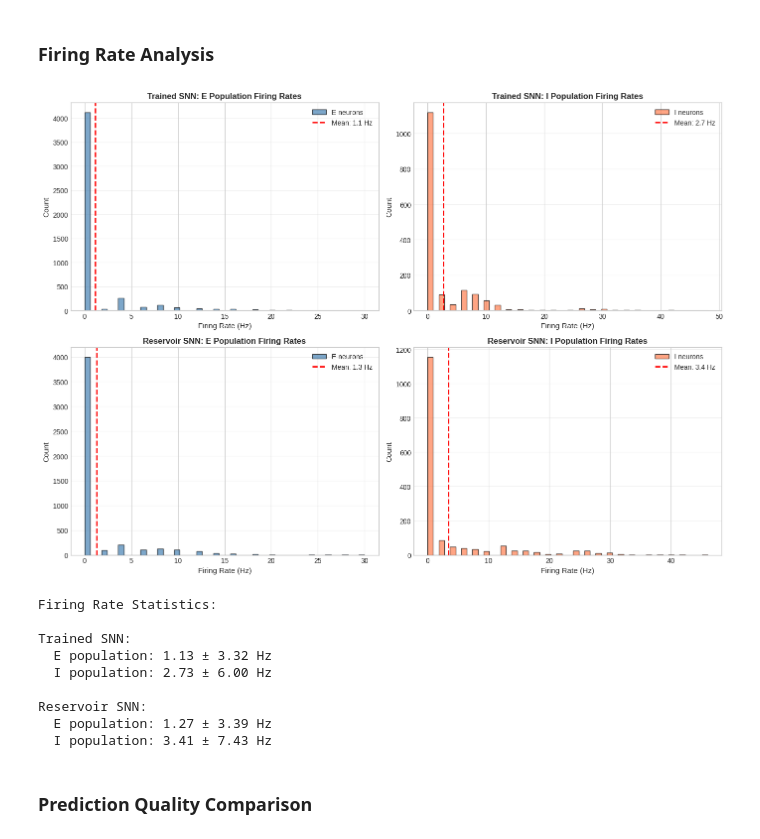
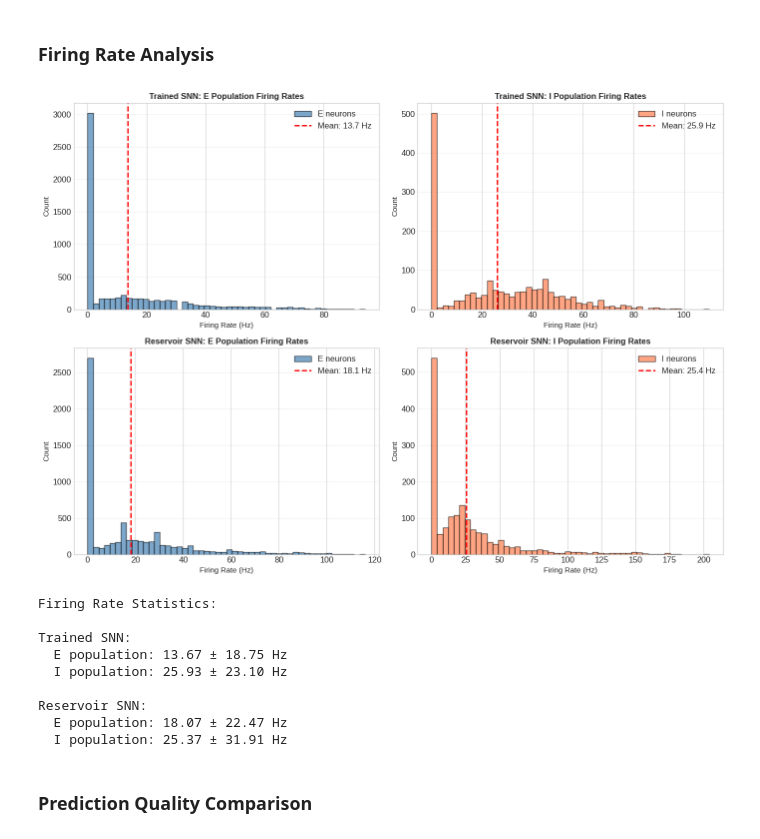
Before and after one commit to CNNC-Lab/RNNs-tutorial, a Jupyter notebook: notebooks/03_balanced_spiking_network.ipynb, the cells around one changed output. Saved outputs shown, nothing was run; the diff lists cells and outputs as text; code cells hidden in the pictures.

```diff
--- a/notebooks/03_balanced_spiking_network.ipynb
+++ b/notebooks/03_balanced_spiking_network.ipynb
@@ -450,16 +559,15 @@ print("  Same fast neurons and architecture as trained model")
 print("  Only recurrent weights are fixed (random)")
 print()
 
-model_reservoir = BalancedSpikingRNN(
+model_reservoir = BalancedSpikingNetwork(
     input_size=3,
-    n_excitatory=128,  # Same as trained
-    n_inhibitory=32,
+    n_excitatory=128,  # Same as trained (reduced for speed)
+    n_inhibitory=32,   # Same as trained
     output_size=3,
-    tau_e=2.0,        # Fast neurons
-    tau_i=1.0,
-    v_thresh=0.5,     # Low threshold
-    dt=1.0,
-    trainable_weights=False  # Fix recurrent weights!
+    tau_mem_e=2.0,        # Fast neurons
+    tau_mem_i=1.0,
+    fixed_weights=True,  # Fix recurrent weights!
+    readout_mode='rate'
 ).to(device)
 
 n_params_reservoir = sum(p.numel() for p in model_reservoir.parameters() if p.requires_grad)
@@ -705,6 +821,7 @@ Each dot represents a spike from a specific neuron at a specific time.
 # %%
 # Compute firing rates (spikes per time step)
 n_samples = 500
+dt_snn = 1.0  # Time step in ms (from model initialization)
 
 # Mean firing rates over time for each neuron
 fr_e_trained = spikes_e_trained[:n_samples].mean(axis=0)  # (seq_len, n_e)
@@ -717,71 +834,71 @@ fig, axes = plt.subplots(2, 2, figsize=(14, 10))
 
 # Trained model firing rates
 ax = axes[0, 0]
-ax.hist(fr_e_trained.flatten() * 1000 / model_trained.dt, bins=50,
+ax.hist(fr_e_trained.flatten() * 1000 / dt_snn, bins=50,
         alpha=0.7, color='steelblue', edgecolor='black', label='E neurons')
 ax.set_xlabel('Firing Rate (Hz)', fontsize=11)
 ax.set_ylabel('Count', fontsize=11)
 ax.set_title('Trained SNN: E Population Firing Rates', fontsize=12, fontweight='bold')
 ax.grid(True, alpha=0.3, axis='y')
-ax.axvline(fr_e_trained.mean() * 1000 / model_trained.dt, color='r',
-           linestyle='--', linewidth=2, label=f'Mean: {fr_e_trained.mean()*1000/model_trained.dt:.1f} Hz')
+ax.axvline(fr_e_trained.mean() * 1000 / dt_snn, color='r',
+           linestyle='--', linewidth=2, label=f'Mean: {fr_e_trained.mean()*1000/dt_snn:.1f} Hz')
 ax.legend()
 
 ax = axes[0, 1]
-ax.hist(fr_i_trained.flatten() * 1000 / model_trained.dt, bins=50,
+ax.hist(fr_i_trained.flatten() * 1000 / dt_snn, bins=50,
         alpha=0.7, color='coral', edgecolor='black', label='I neurons')
 ax.set_xlabel('Firing Rate (Hz)', fontsize=11)
 ax.set_ylabel('Count', fontsize=11)
 ax.set_title('Trained SNN: I Population Firing Rates', fontsize=12, fontweight='bold')
 ax.grid(True, alpha=0.3, axis='y')
-ax.axvline(fr_i_trained.mean() * 1000 / model_trained.dt, color='r',
-           linestyle='--', linewidth=2, label=f'Mean: {fr_i_trained.mean()*1000/model_trained.dt:.1f} Hz')
+ax.axvline(fr_i_trained.mean() * 1000 / dt_snn, color='r',
+           linestyle='--', linewidth=2, label=f'Mean: {fr_i_trained.mean()*1000/dt_snn:.1f} Hz')
 ax.legend()
 
 # Reservoir model firing rates
 ax = axes[1, 0]
-ax.hist(fr_e_reservoir.flatten() * 1000 / model_reservoir.dt, bins=50,
+ax.hist(fr_e_reservoir.flatten() * 1000 / dt_snn, bins=50,
         alpha=0.7, color='steelblue', edgecolor='black', label='E neurons')
 ax.set_xlabel('Firing Rate (Hz)', fontsize=11)
 ax.set_ylabel('Count', fontsize=11)
 ax.set_title('Reservoir SNN: E Population Firing Rates', fontsize=12, fontweight='bold')
 ax.grid(True, alpha=0.3, axis='y')
-ax.axvline(fr_e_reservoir.mean() * 1000 / model_reservoir.dt, color='r',
-           linestyle='--', linewidth=2, label=f'Mean: {fr_e_reservoir.mean()*1000/model_reservoir.dt:.1f} Hz')
+ax.axvline(fr_e_reservoir.mean() * 1000 / dt_snn, color='r',
+           linestyle='--', linewidth=2, label=f'Mean: {fr_e_reservoir.mean()*1000/dt_snn:.1f} Hz')
 ax.legend()
 
 ax = axes[1, 1]
-ax.hist(fr_i_reservoir.flatten() * 1000 / model_reservoir.dt, bins=50,
+ax.hist(fr_i_reservoir.flatten() * 1000 / dt_snn, bins=50,
         alpha=0.7, color='coral', edgecolor='black', label='I neurons')
 ax.set_xlabel('Firing Rate (Hz)', fontsize=11)
 ax.set_ylabel('Count', fontsize=11)
 ax.set_title('Reservoir SNN: I Population Firing Rates', fontsize=12, fontweight='bold')
 ax.grid(True, alpha=0.3, axis='y')
-ax.axvline(fr_i_reservoir.mean() * 1000 / model_reservoir.dt, color='r',
-           linestyle='--', linewidth=2, label=f'Mean: {fr_i_reservoir.mean()*1000/model_reservoir.dt:.1f} Hz')
+ax.axvline(fr_i_reservoir.mean() * 1000 / dt_snn, color='r',
+           linestyle='--', linewidth=2, label=f'Mean: {fr_i_reservoir.mean()*1000/dt_snn:.1f} Hz')
 ax.legend()
 
 plt.tight_layout()
 plt.show()
 
 print(f"\nFiring Rate Statistics:")
 print(f"\nTrained SNN:")
-print(f"  E population: {fr_e_trained.mean()*1000/model_trained.dt:.2f} ± {fr_e_trained.std()*1000/model_trained.dt:.2f} Hz")
-print(f"  I population: {fr_i_trained.mean()*1000/model_trained.dt:.2f} ± {fr_i_trained.std()*1000/model_trained.dt:.2f} Hz")
+print(f"  E population: {fr_e_trained.mean()*1000/dt_snn:.2f} ± {fr_e_trained.std()*1000/dt_snn:.2f} Hz")
+print(f"  I population: {fr_i_trained.mean()*1000/dt_snn:.2f} ± {fr_i_trained.std()*1000/dt_snn:.2f} Hz")
 print(f"\nReservoir SNN:")
-print(f"  E population: {fr_e_reservoir.mean()*1000/model_reservoir.dt:.2f} ± {fr_e_reservoir.std()*1000/model_reservoir.dt:.2f} Hz")
-print(f"  I population: {fr_i_reservoir.mean()*1000/model_reservoir.dt:.2f} ± {fr_i_reservoir.std()*1000/model_reservoir.dt:.2f} Hz")
+print(f"  E population: {fr_e_reservoir.mean()*1000/dt_snn:.2f} ± {fr_e_reservoir.std()*1000/dt_snn:.2f} Hz")
+print(f"  I population: {fr_i_reservoir.mean()*1000/dt_snn:.2f} ± {fr_i_reservoir.std()*1000/dt_snn:.2f} Hz")
 # %% [output]
-[figure, old version]
+[figure, new version]
 Firing Rate Statistics:
 
 Trained SNN:
-  E population: 1.13 ± 3.32 Hz
-  I population: 2.73 ± 6.00 Hz
+  E population: 13.67 ± 18.75 Hz
+  I population: 25.93 ± 23.10 Hz
 
 Reservoir SNN:
-  E population: 1.27 ± 3.39 Hz
-  I population: 3.41 ± 7.43 Hz
+  E population: 18.07 ± 22.47 Hz
+  I population: 25.37 ± 31.91 Hz
 # %% [markdown]
 ### Prediction Quality Comparison
 # %%
```
Also changed, not shown: parts of 17 cells of this notebook, 5 other files.
